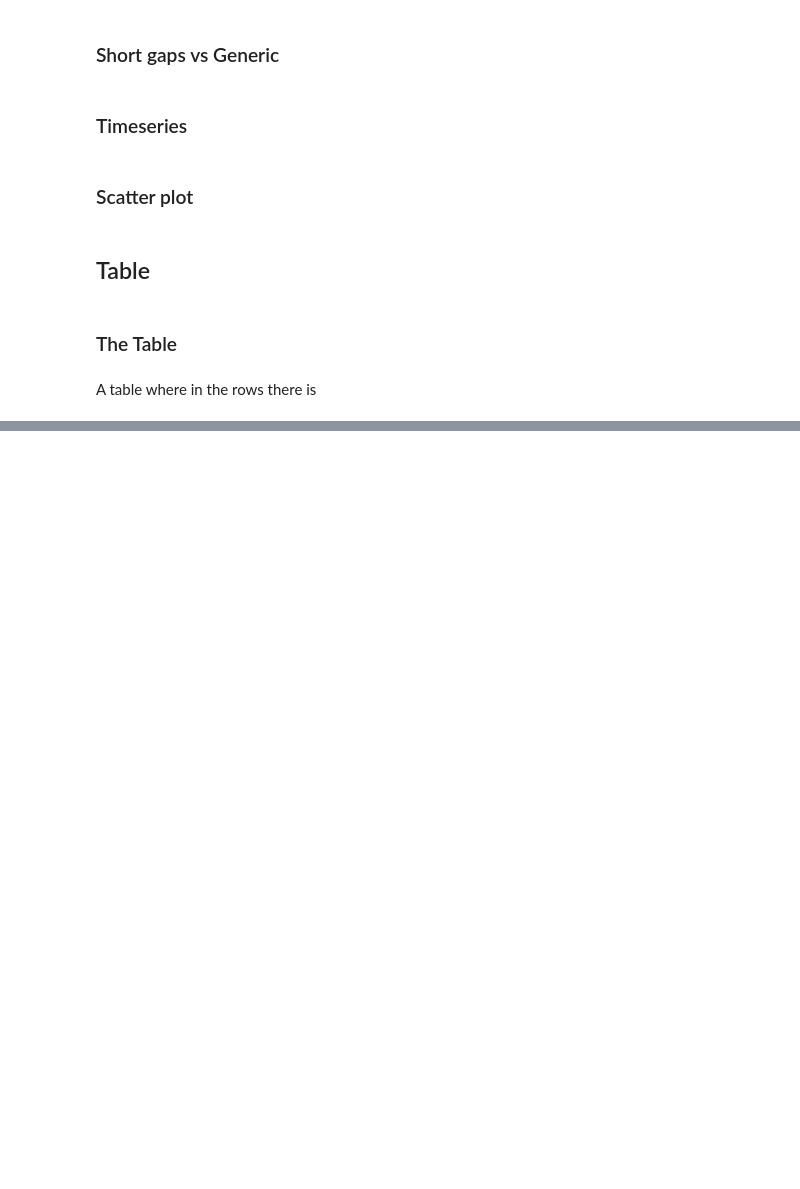
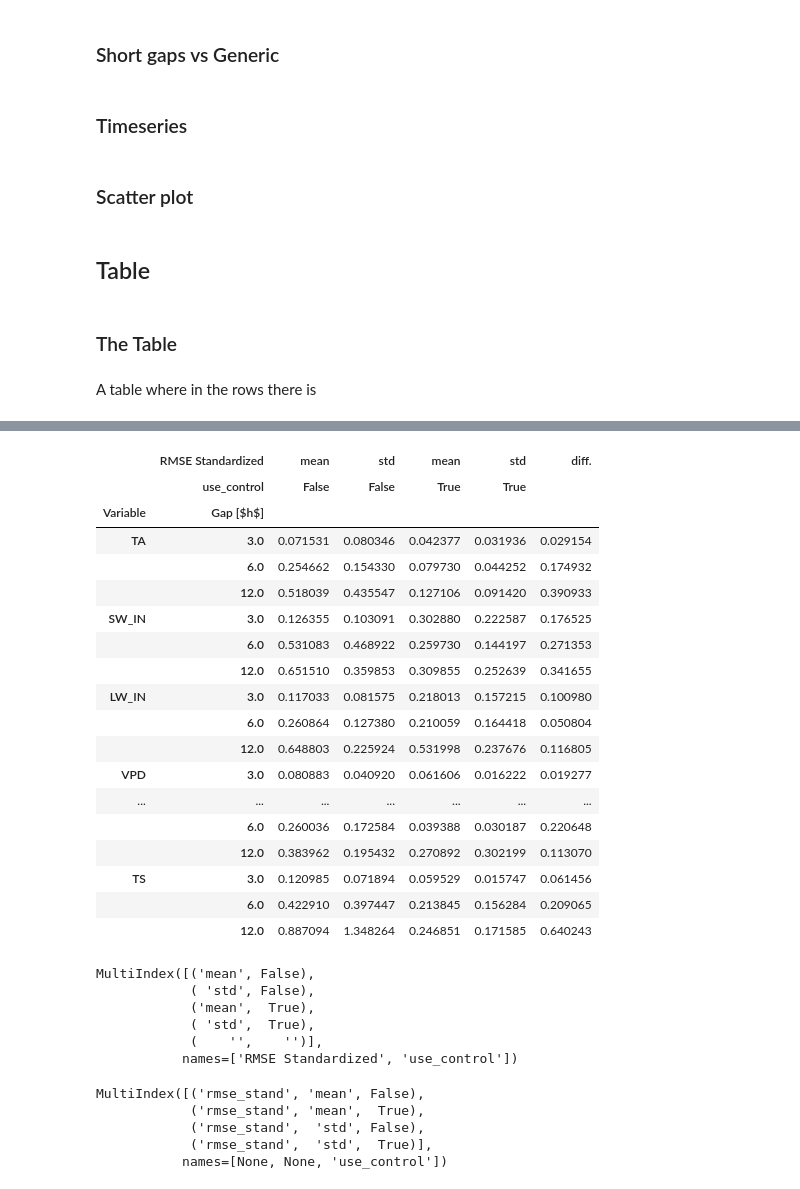
Before and after one commit to mone27/meteo_imp, a Jupyter notebook: lib_nbs/30_results.ipynb, the cells around one changed output, grey strips where cells are left out. Saved outputs shown, nothing was run; the diff lists cells and outputs as text; code cells hidden in the pictures; blank space fills up the shorter version.

```diff
--- a/lib_nbs/30_results.ipynb
+++ b/lib_nbs/30_results.ipynb
@@ -1571,0 +1611,39 @@ def table_compare(data, compare:str, y = 'rmse'):
+# %%
+d
+# %% [output]
+|  | RMSE Standardized | mean | std | mean | std | diff. |
+|  | use_control | False | False | True | True |  |
+| Variable | Gap [$h$] |  |  |  |  |  |
+| TA | 3.0 | 0.071531 | 0.080346 | 0.042377 | 0.031936 | 0.029154 |
+|  | 6.0 | 0.254662 | 0.154330 | 0.079730 | 0.044252 | 0.174932 |
+|  | 12.0 | 0.518039 | 0.435547 | 0.127106 | 0.091420 | 0.390933 |
+| SW_IN | 3.0 | 0.126355 | 0.103091 | 0.302880 | 0.222587 | 0.176525 |
+|  | 6.0 | 0.531083 | 0.468922 | 0.259730 | 0.144197 | 0.271353 |
+|  | 12.0 | 0.651510 | 0.359853 | 0.309855 | 0.252639 | 0.341655 |
+| LW_IN | 3.0 | 0.117033 | 0.081575 | 0.218013 | 0.157215 | 0.100980 |
+|  | 6.0 | 0.260864 | 0.127380 | 0.210059 | 0.164418 | 0.050804 |
+|  | 12.0 | 0.648803 | 0.225924 | 0.531998 | 0.237676 | 0.116805 |
+| VPD | 3.0 | 0.080883 | 0.040920 | 0.061606 | 0.016222 | 0.019277 |
+| ... | ... | ... | ... | ... | ... | ... |
+|  | 6.0 | 0.260036 | 0.172584 | 0.039388 | 0.030187 | 0.220648 |
+|  | 12.0 | 0.383962 | 0.195432 | 0.270892 | 0.302199 | 0.113070 |
+| TS | 3.0 | 0.120985 | 0.071894 | 0.059529 | 0.015747 | 0.061456 |
+|  | 6.0 | 0.422910 | 0.397447 | 0.213845 | 0.156284 | 0.209065 |
+|  | 12.0 | 0.887094 | 1.348264 | 0.246851 | 0.171585 | 0.640243 |
+# %%
+d.columns
+# %% [output]
+MultiIndex([('mean', False),
+            ( 'std', False),
+            ('mean',  True),
+            ( 'std',  True),
+            (    '',    '')],
+           names=['RMSE Standardized', 'use_control'])
+# %%
+d.columns
+# %% [output]
+MultiIndex([('rmse_stand', 'mean', False),
+            ('rmse_stand', 'mean',  True),
+            ('rmse_stand',  'std', False),
+            ('rmse_stand',  'std',  True)],
+           names=[None, None, 'use_control'])
```
Also changed, not shown: parts of 28 cells of this notebook, 10 other files.
